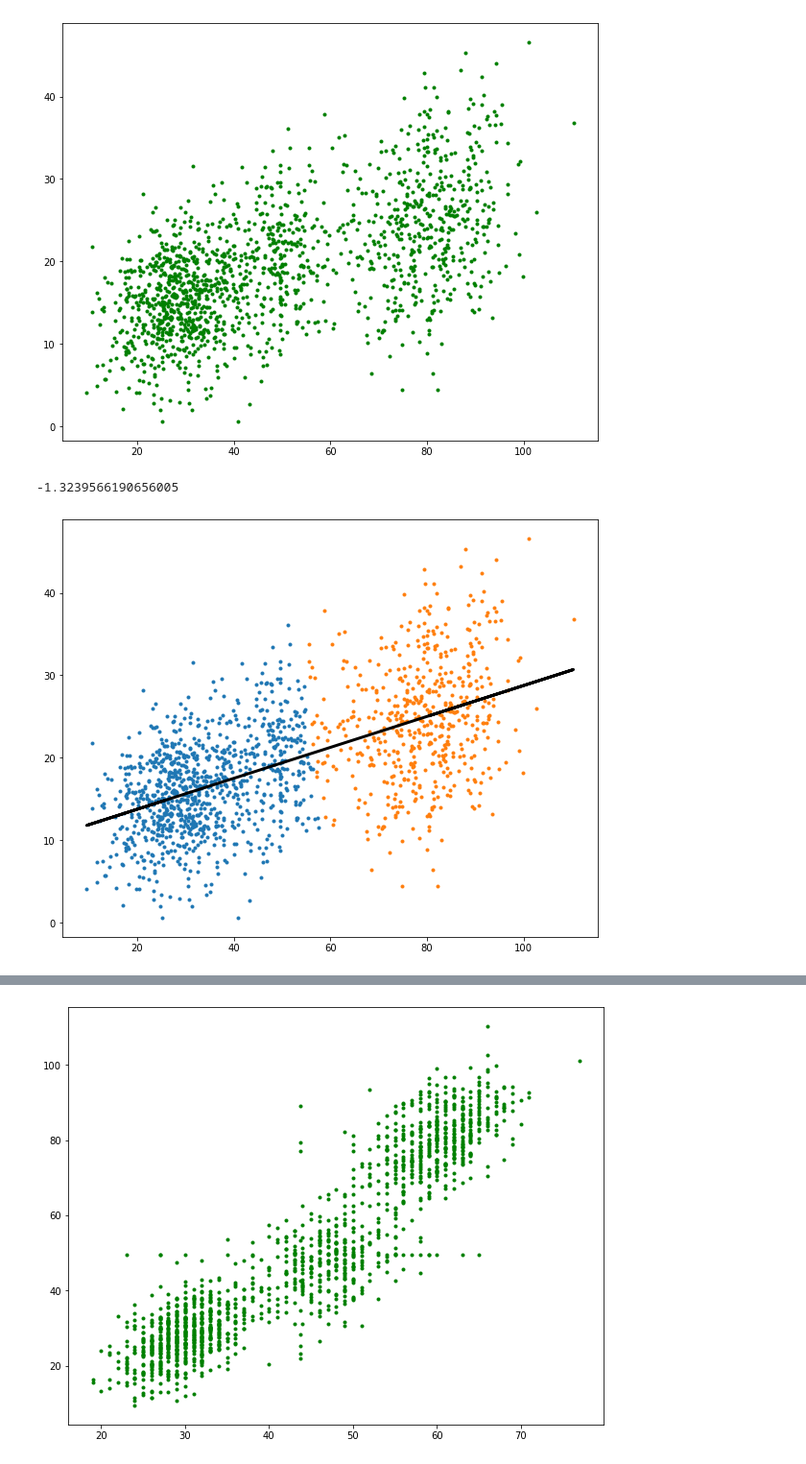
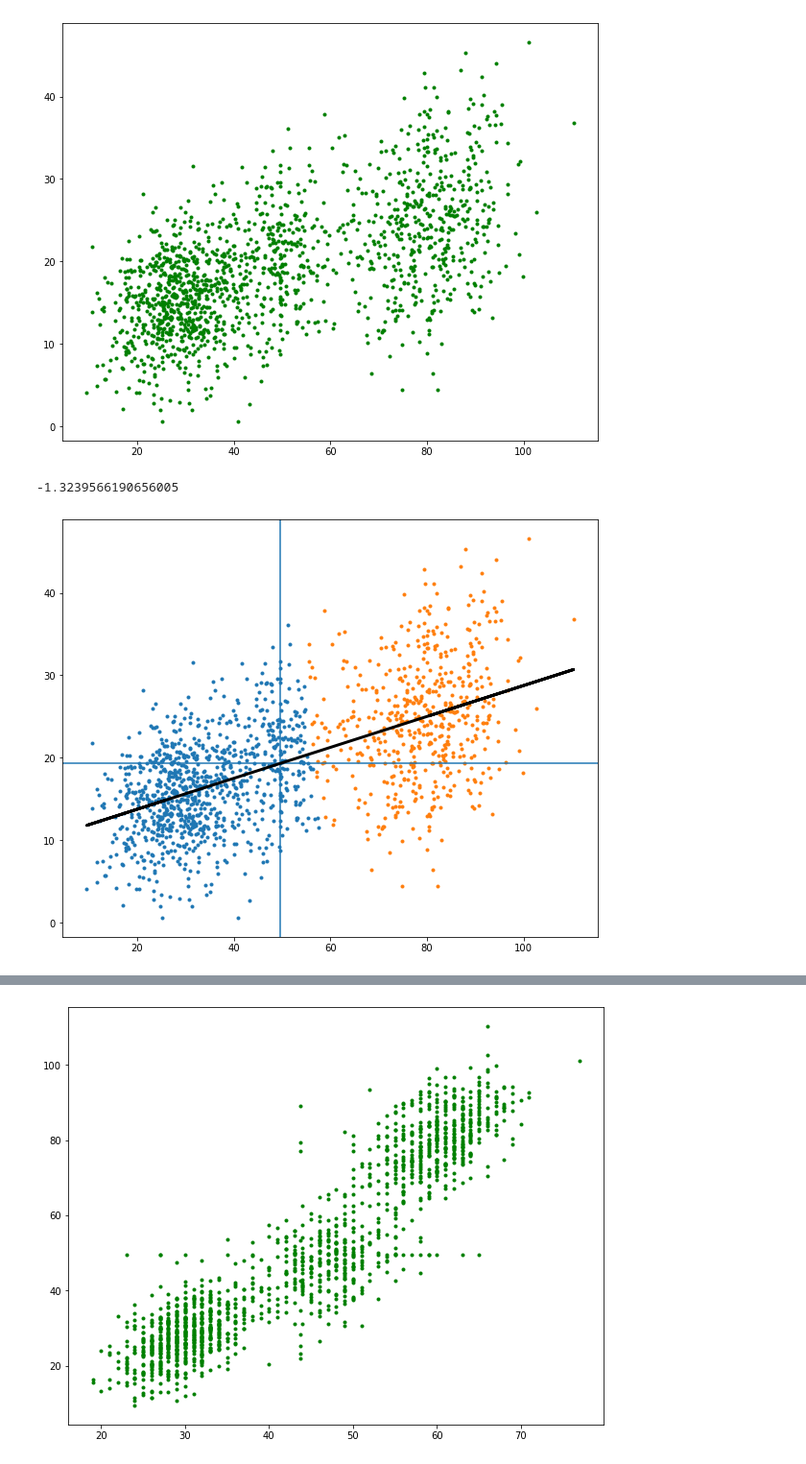
Before and after one commit to jensthetree/DsciFinalProj, a Jupyter notebook: Final Project.ipynb, the cells around one changed output, grey strips where cells are left out. Shown at 96% size. Drawn from its saved outputs; the diff is of its cells as text; code cells hidden in the pictures.

```diff
--- a/Final Project.ipynb
+++ b/Final Project.ipynb
@@ -123,25 +123,28 @@ SYplot = plt.scatter(s, y, c='green',marker='.')
 # %%
 #SYplot clusters
 # and line of best fit
 
 
 
 fig= plt.figure(figsize=(10,8))
 SY_np = SY.to_numpy()
 kmeans = KMeans(n_clusters=2).fit(SY_np)
 group1 = SY[kmeans.labels_ == 0]
 group2 = SY[kmeans.labels_ == 1]
 plt.scatter(group1['salary'], group1['years_res'], marker='.')
 plt.scatter(group2['salary'], group2['years_res'], marker='.')
 #add line of best fit to plot
-slope, constant = np.polyfit(x, y, 1)
+slope, constant = np.polyfit(s, y, 1)
+#add mean lines
+plt.axvline(x=np.nanmean(s))
+plt.axhline(y=np.nanmean(y))
 plt.plot(s, slope*s+constant, color = 'black', linewidth=3)
 # add r-squared value
 r_squared = r2_score(s,y)
 print(r_squared)
 # %% [output]
 -1.3239566190656005
-[figure, old version]
+[figure, new version]
 # %%
 dbi_dict = {}
 for i in range(2,21):
```
Also changed, not shown: parts of 5 cells of this notebook.
